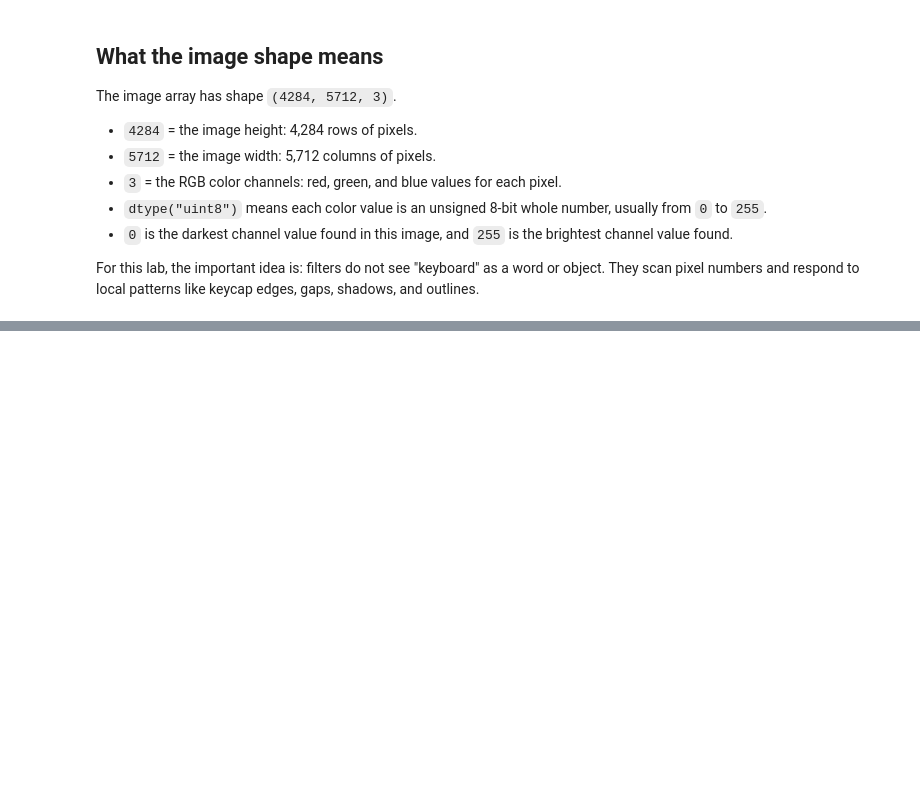
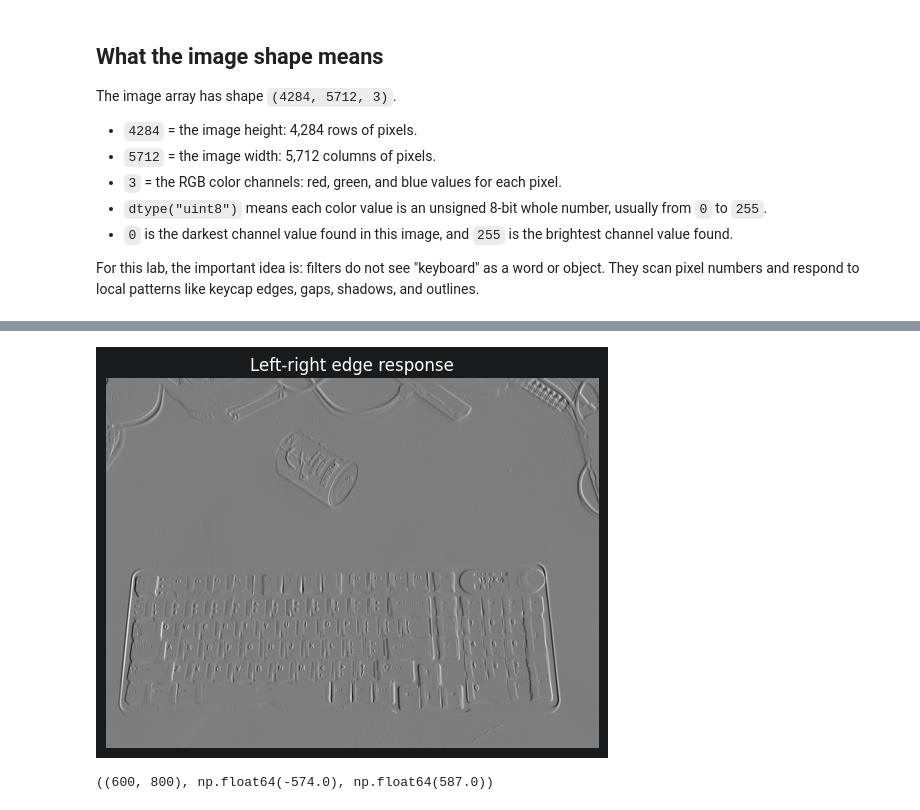
Before and after one commit to majorgilles/cnn-feature-map-lab, a Jupyter notebook: notebooks/01_manual_filters.ipynb, the cells around one changed output, grey strips where cells are left out. Cells and saved outputs as stored; diff of their text form; code cells hidden in the pictures; blank space fills up the shorter version.

```diff
--- a/notebooks/01_manual_filters.ipynb
+++ b/notebooks/01_manual_filters.ipynb
@@ -39,0 +80,10 @@ For this lab, the important idea is: filters do not see "keyboard" as a word or
+# %%
+import numpy as np
+
+# Compare right-side brightness with left-side brightness in each 3x3 image patch.
+# Positive values mean the right side is brighter; negative values mean the left side is brighter.
+edge_kernel = np.array([
+    [-1, 0, 1],
+    [-1, 0, 1],
+    [-1, 0, 1],
+])
@@ -39,0 +162,22 @@ For this lab, the important idea is: filters do not see "keyboard" as a word or
+# %%
+from scipy.signal import correlate2d
+
+# Slide the edge kernel over the smaller grayscale image.
+# mode="same" keeps the output the same height and width as the input image.
+# boundary="symm" mirrors pixels at the border so edge pixels can still be processed.
+edge_response = correlate2d(
+    small_gray_array.astype(float),
+    edge_kernel,
+    mode="same",
+    boundary="symm",
+)
+
+plt.imshow(edge_response, cmap="gray")
+plt.axis("off")
+plt.title("Left-right edge response")
+plt.show()
+
+edge_response.shape, edge_response.min(), edge_response.max()
+# %% [output]
+[figure, added]
+((600, 800), np.float64(-574.0), np.float64(587.0))
```
Also changed, not shown: parts of 7 cells of this notebook.
